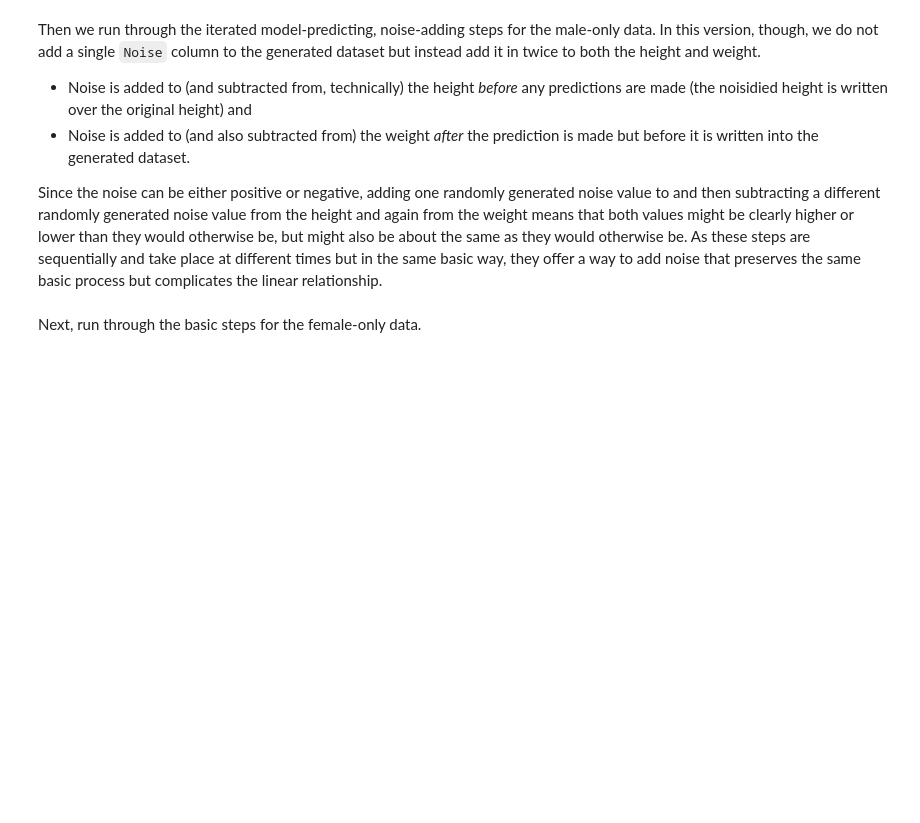
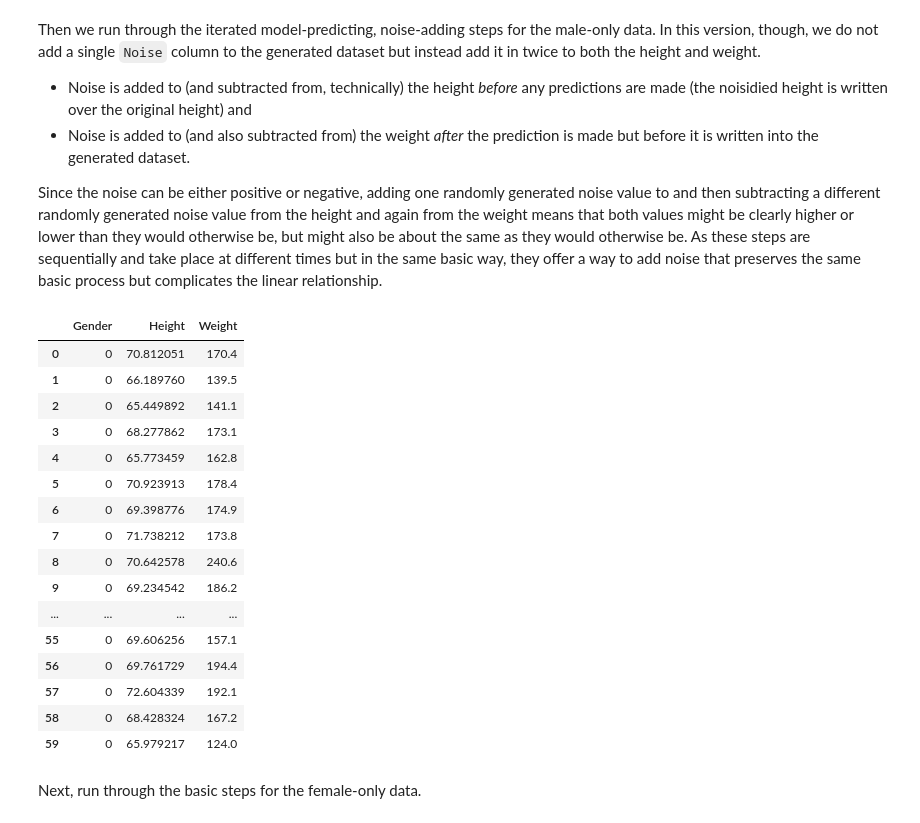
Before and after one commit to UKDataServiceOpen/Synthetic-Data, a Jupyter notebook: 2026/CodeDemo-Basics.ipynb, the cells around one changed output. Saved outputs shown, nothing was run; the diff lists cells and outputs as text; code cells hidden in the pictures; blank space fills up the shorter version.

Commit message:
fully checked the code demo notebook

```diff
--- a/2026/CodeDemo-Basics.ipynb
+++ b/2026/CodeDemo-Basics.ipynb
@@ -928,27 +942,48 @@ Then we run through the iterated model-predicting, noise-adding steps for the ma
 
 Since the noise can be either positive or negative, adding one randomly generated noise value to and then subtracting a different randomly generated noise value from the height and again from the weight means that both values might be clearly higher or lower than they would otherwise be, but might also be about the same as they would otherwise be. As these steps are sequentially and take place at different times but in the same basic way, they offer a way to add noise that preserves the same basic process but complicates the linear relationship.
 # %%
-for ind in med_fidelity_m_noise.index:                                    # We still iterate over the newly created data
-    temp_height = (med_fidelity_m_noise['Height'][ind] +                  # but we add a step that copies the height, then
-                   np.random.normal(0, 15, 1) -                           # adds a random number (0 mean, 1 standard dev),
-                   np.random.normal(0, 15, 1))                            # then subtracts another random number, then
-    if temp_height < m_h_min:                                             # a quick check to add some height back to
-        too_short = m_h_min - temp_height                                 # any rows that are below the minimum of the original
-        temp_height = temp_height + too_short + np.absolute(np.random.normal(0, 4, 1))
+male_weight = []                                                                      # create another empty list to hold male specific weight values
 
-    med_fidelity_m_noise['Height'][ind] = temp_height                     # before overwriting the height with the added noise.
-    current_pred = males_model.predict(
-        [[med_fidelity_m_noise['Gender'][ind],                            # We create a weight prediction based on gender
-          med_fidelity_m_noise['Height'][ind]]])                          # and the newly noisified height
-    current_pred = (current_pred +                                        # Then we take the predicted weight and add
-                    np.random.normal(0, 15, 1) -                          # another random number (again, 0 mean, 1 std)
-                    np.random.normal(0, 15, 1))                           # then subtract another random number
-    if current_pred < m_w_min:                                           # A quick check to add some weight to any rows
-        too_light = m_w_min - current_pred                               # that are below the minimum of the original
-        current_pred = current_pred + too_light + np.random.normal(0, 2, 1)
-    med_fidelity_m_noise['Weight'][ind] = (current_pred[0])              # before overwriting with the new, noisy weight value
+for ind in med_fidelity_m_noise.index:                                                # We still iterate over the newly created data
+    temp_height = (med_fidelity_m_noise['Height'][ind] +                              # but we add a step that copies the height, then
+                   np.random.normal(0, 15, 1) -                                       # adds a random number (centred on 0 and with a standard dev of 15),
+                   np.random.normal(0, 15, 1))                                        # then subtracts another random number (same mean and std), then
+    if temp_height < m_h_min:                                                         # a quick check to see if the new, noisified height is below the minimum for men
+        temp_height = m_h_min + np.absolute(np.random.normal(0, 2, 1))                # and if so, resets the temp_height to be the minimum, plus (or minus) a random number centred on a mean of 0 and with a std of 2
 
-#med_fidelity_m_noise                                                      # Check weight has been overwritten.
+    med_fidelity_m_noise['Height'][ind] = temp_height                                 # before overwriting the height with the added noise.
+    current_pred_male = males_model.predict(
+        [[med_fidelity_m_noise['Gender'][ind],                                        # We create a weight prediction based on gender
+          med_fidelity_m_noise['Height'][ind]]])                                      # and the newly noisified height
+    current_pred_male = (current_pred_male +                                          # Then we take the predicted weight and add
+                    np.random.normal(0, 15, 1) -                                      # another random number (again, centred on a mean of 0 and with a std of 15)
+                    np.random.normal(0, 15, 1))                                       # then subtract another random number
+    if current_pred_male < m_w_min:                                                   # A quick check to reset the weight of any rows that are below the minimum male weight
+        current_pred_male = m_w_min + np.random.normal(0, 2, 1)                       # resetting it back to the male weight minimum, plus (or minus) a random number centred on a mean of 0 and with a std of 2
+    current_pred_male = np.round(current_pred_male[0],1)                              # Round the numbers a bit to avoid excessive post-decimal digits
+    male_weight.append(current_pred_male)
+
+med_fidelity_m_noise['Weight'] = (male_weight)                                        # Add the newly calculated, noisified and rounded weights into the data frame.
+
+med_fidelity_m_noise                                                                  # Check it looks good.
+# %% [output]
+|  | Gender | Height | Weight |
+| 0 | 0 | 70.812051 | 170.4 |
+| 1 | 0 | 66.189760 | 139.5 |
+| 2 | 0 | 65.449892 | 141.1 |
+| 3 | 0 | 68.277862 | 173.1 |
+| 4 | 0 | 65.773459 | 162.8 |
+| 5 | 0 | 70.923913 | 178.4 |
+| 6 | 0 | 69.398776 | 174.9 |
+| 7 | 0 | 71.738212 | 173.8 |
+| 8 | 0 | 70.642578 | 240.6 |
+| 9 | 0 | 69.234542 | 186.2 |
+| ... | ... | ... | ... |
+| 55 | 0 | 69.606256 | 157.1 |
+| 56 | 0 | 69.761729 | 194.4 |
+| 57 | 0 | 72.604339 | 192.1 |
+| 58 | 0 | 68.428324 | 167.2 |
+| 59 | 0 | 65.979217 | 124.0 |
 # %% [markdown]
 Next, run through the basic steps for the female-only data.
 # %%
```
Also changed, not shown: parts of 5 cells of this notebook.
